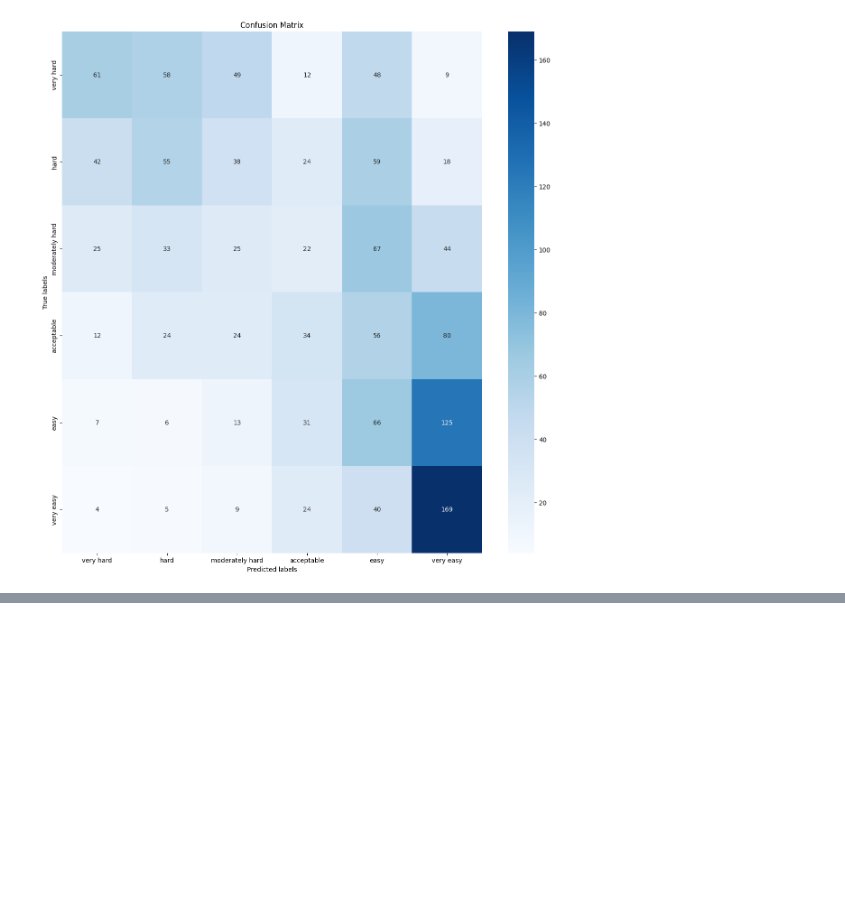
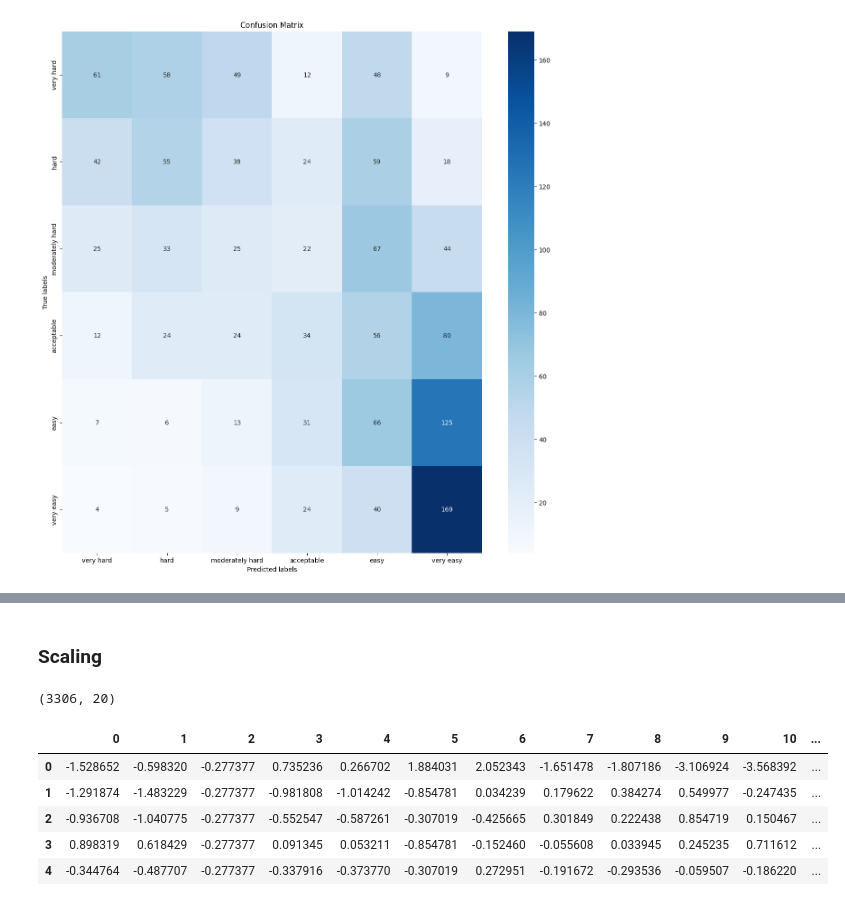
Before and after one commit to ChristineSi/neuroCraft, a Jupyter notebook: notebooks/NotebookAndrea.ipynb, the cells around one changed output, grey strips where cells are left out. Drawn from its saved outputs; the diff is of its cells as text; code cells hidden in the pictures; blank space fills up the shorter version.

```diff
--- a/notebooks/NotebookAndrea.ipynb
+++ b/notebooks/NotebookAndrea.ipynb
@@ -602 +600,3 @@ plt.show()
+# %% [markdown]
+### Scaling
 # %%
@@ -610,0 +608,19 @@ num_preproc_pipeline = Pipeline([
+# %%
+X_train_num = X_train.drop(columns=['Excerpt'])
+X_test_num = X_test.drop(columns=['Excerpt'])
+# %%
+scaler = StandardScaler()
+scaler.fit(X_train_num)
+X_train_num = scaler.transform(X_train_num)
+X_test_num = scaler.transform(X_test_num)
+# %%
+print(X_train_num.shape)
+pd.DataFrame(X_train_num).head()
+# %% [output]
+(3306, 20)
+|  | 0 | 1 | 2 | 3 | 4 | 5 | 6 | 7 | 8 | 9 | 10 | ... |
+| 0 | -1.528652 | -0.598320 | -0.277377 | 0.735236 | 0.266702 | 1.884031 | 2.052343 | -1.651478 | -1.807186 | -3.106924 | -3.568392 | ... |
+| 1 | -1.291874 | -1.483229 | -0.277377 | -0.981808 | -1.014242 | -0.854781 | 0.034239 | 0.179622 | 0.384274 | 0.549977 | -0.247435 | ... |
+| 2 | -0.936708 | -1.040775 | -0.277377 | -0.552547 | -0.587261 | -0.307019 | -0.425665 | 0.301849 | 0.222438 | 0.854719 | 0.150467 | ... |
+| 3 | 0.898319 | 0.618429 | -0.277377 | 0.091345 | 0.053211 | -0.854781 | -0.152460 | -0.055608 | 0.033945 | 0.245235 | 0.711612 | ... |
+| 4 | -0.344764 | -0.487707 | -0.277377 | -0.337916 | -0.373770 | -0.307019 | 0.272951 | -0.191672 | -0.293536 | -0.059507 | -0.186220 | ... |
```
Also changed, not shown: parts of 9 cells of this notebook.
